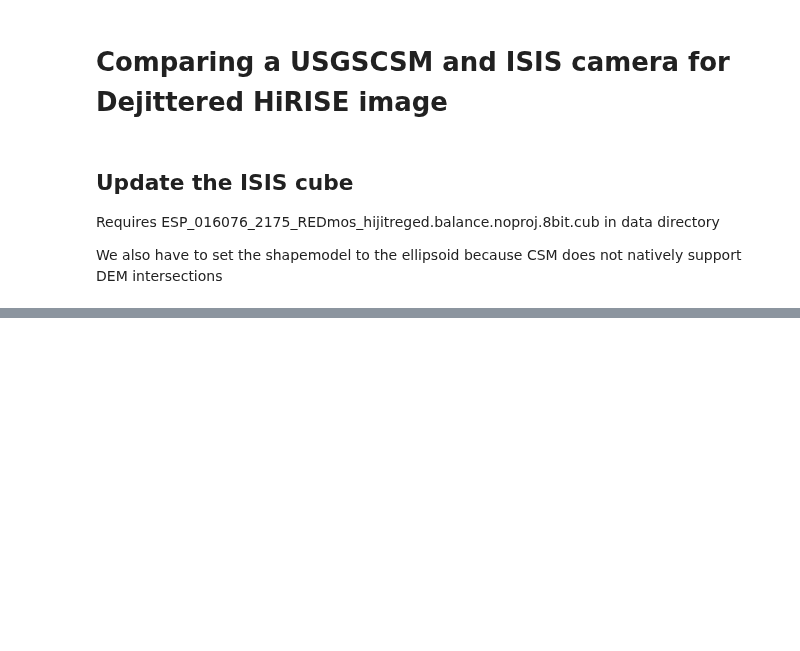
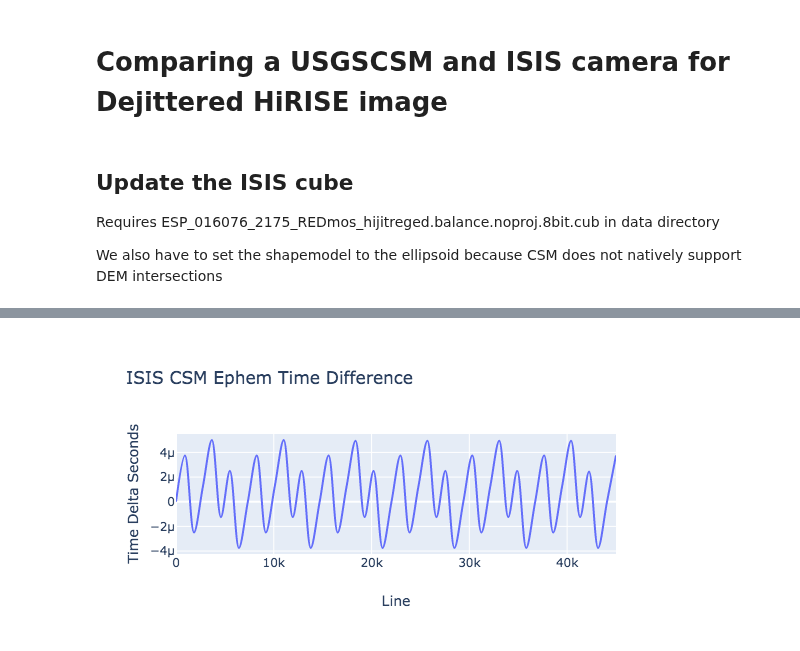
Before and after one commit to DOI-USGS/knoten, a Jupyter notebook: examples/mro_hirise_isis_cmp.ipynb, the cells around one changed output, grey strips where cells are left out. Drawn from its saved outputs; the diff is of its cells as text; code cells hidden in the pictures; blank space fills up the shorter version.

```diff
--- a/examples/mro_hirise_isis_cmp.ipynb
+++ b/examples/mro_hirise_isis_cmp.ipynb
@@ -123 +52,6 @@ for idx, row in pixels_df.iterrows():
+# %%
+csmisis_diff_ephem_plot_bytes = csmisis_diff_ephem_plot.to_image(format="png")
+Image(csmisis_diff_ephem_plot_bytes)
+# %% [output]
+[figure, added]
 # %%
```
Also changed, not shown: parts of 26 cells of this notebook.
